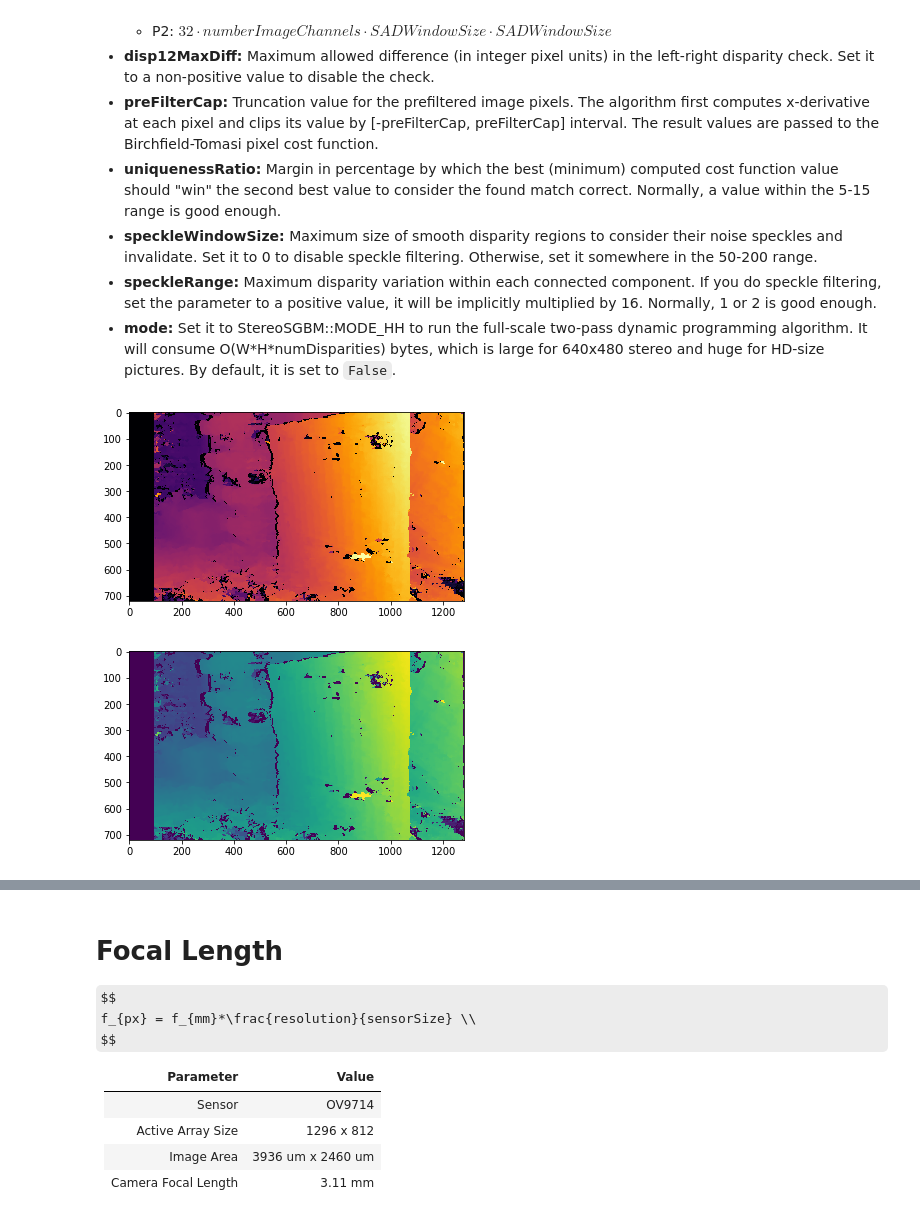
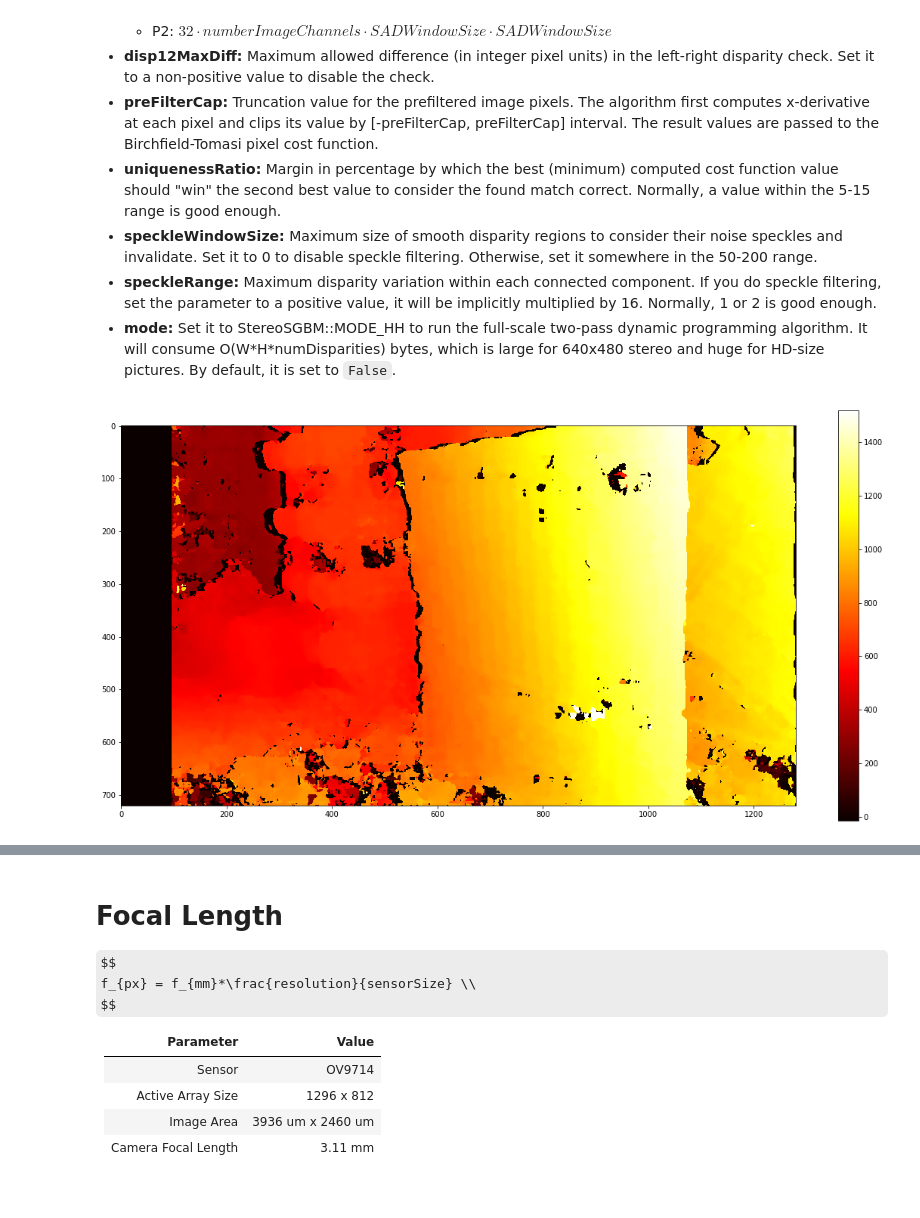
Before and after one commit to walchko/github-blog, a Jupyter notebook: source/blog/Vision/stereo-vision/stereo.ipynb, the cells around one changed output, grey strips where cells are left out. Drawn from its saved outputs; the diff is of its cells as text; code cells hidden in the pictures; some formulas as TeX source.

```diff
--- a/source/blog/Vision/stereo-vision/stereo.ipynb
+++ b/source/blog/Vision/stereo-vision/stereo.ipynb
@@ -122,20 +163,17 @@ else:
     window_size = 3*3
     stereo = cv2.StereoSGBM_create(numDisparities=ndisp, blockSize=blksize,
        P1 = 8*1*window_size**2,  # parameters for disparity matching
-       P2 = 32*1*window_size**2)
+       P2 = 32*1*window_size**2,
+       mode=True
+    )
 
 #     stereo = cv2.StereoSGBM_create(minDisparity=mindisp, numDisparities=ndisp, blockSize=blksize)
 
 disparity = stereo.compute(imgL,imgR)
-# %%
-# plt.figure(figsize=(20,10))
-# simg = draw(imgLc, imgRc, lines=False)
-# plt.imshow(simg, 'gray')
-plt.figure()
-plt.imshow(disparity, cmap='inferno');
-plt.figure()
-plt.imshow(disparity, cmap='viridis');
-# %% [output]
-[figure, removed]
-[figure, removed]
+# %%
+plt.figure(figsize=(20,10))
+plt.imshow(disparity, cmap='hot')
+plt.colorbar();
+# %% [output]
+[figure, added]
 # %%
```
Also changed, not shown: parts of 23 cells of this notebook, 5 other files.
